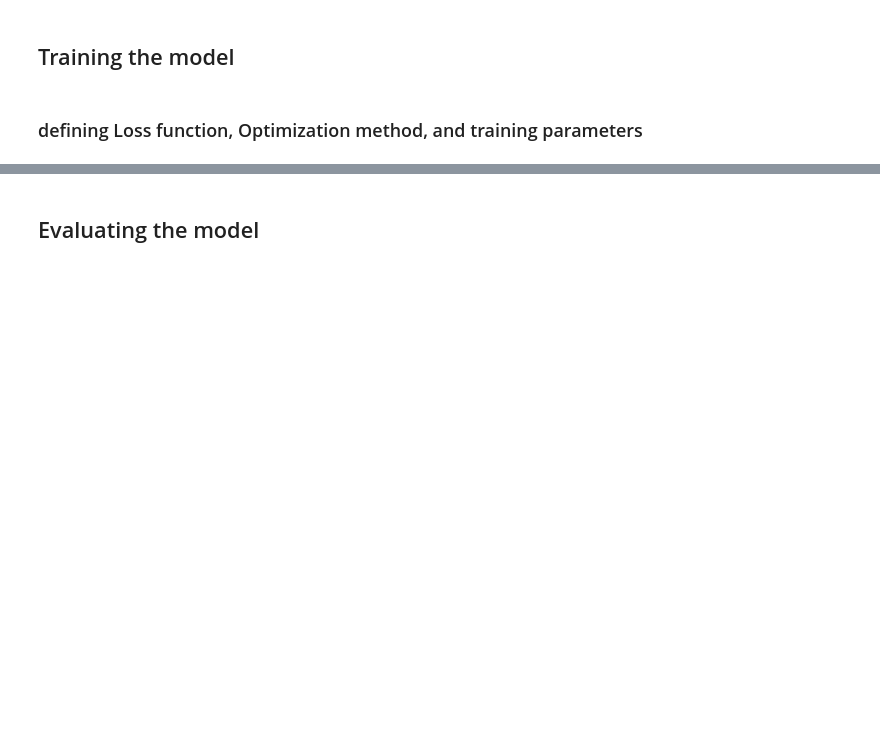
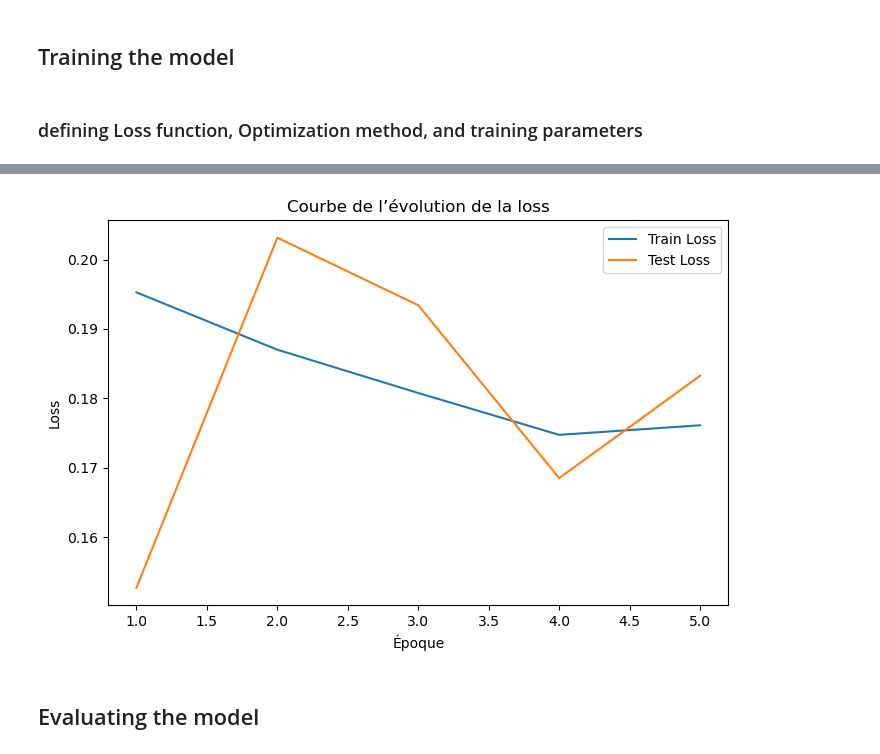
Before and after one commit to Ayoub-Vip/deep-learning-cancer-classifier, a Jupyter notebook: notebooks/1.01-hb-CNN-model.ipynb, the cells around one changed output, grey strips where cells are left out. Cells and saved outputs as stored; diff of their text form; code cells hidden in the pictures; blank space fills up the shorter version.

```diff
--- a/notebooks/1.01-hb-CNN-model.ipynb
+++ b/notebooks/1.01-hb-CNN-model.ipynb
@@ -371,3 +388,16 @@ true_labels, pred_labels, correct, test_loss =  test_loop(
+# %%
+import matplotlib.pyplot as plt
+
+plt.figure(figsize=(8, 5))
+plt.plot(range(1, epochs + 1), train_losses, label='Train Loss')
+plt.plot(range(1, epochs + 1), test_losses,  label='Test Loss')
+plt.xlabel("Époque")
+plt.ylabel("Loss")
+plt.title("Courbe de l’évolution de la loss")
+plt.legend()
+plt.show()
+# %% [output]
+[figure, added]
 # %% [markdown]
 ## Evaluating the model
 # %% [markdown]
```
Also changed, not shown: parts of 8 cells of this notebook, 21 other files.
